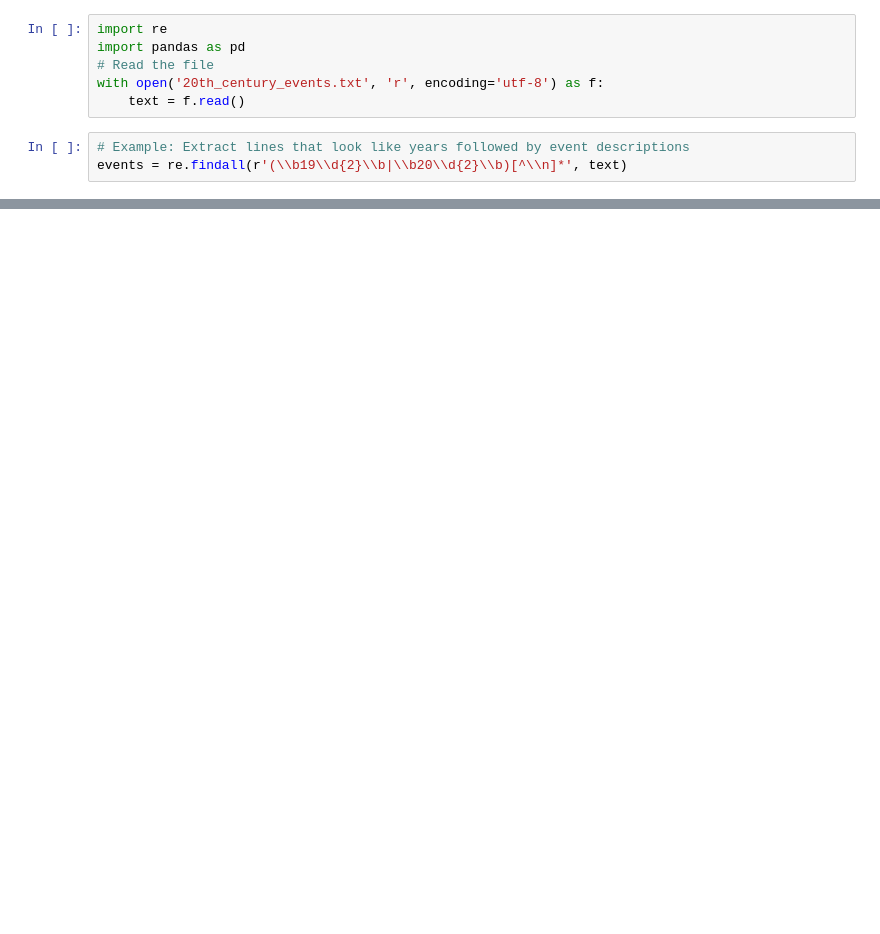
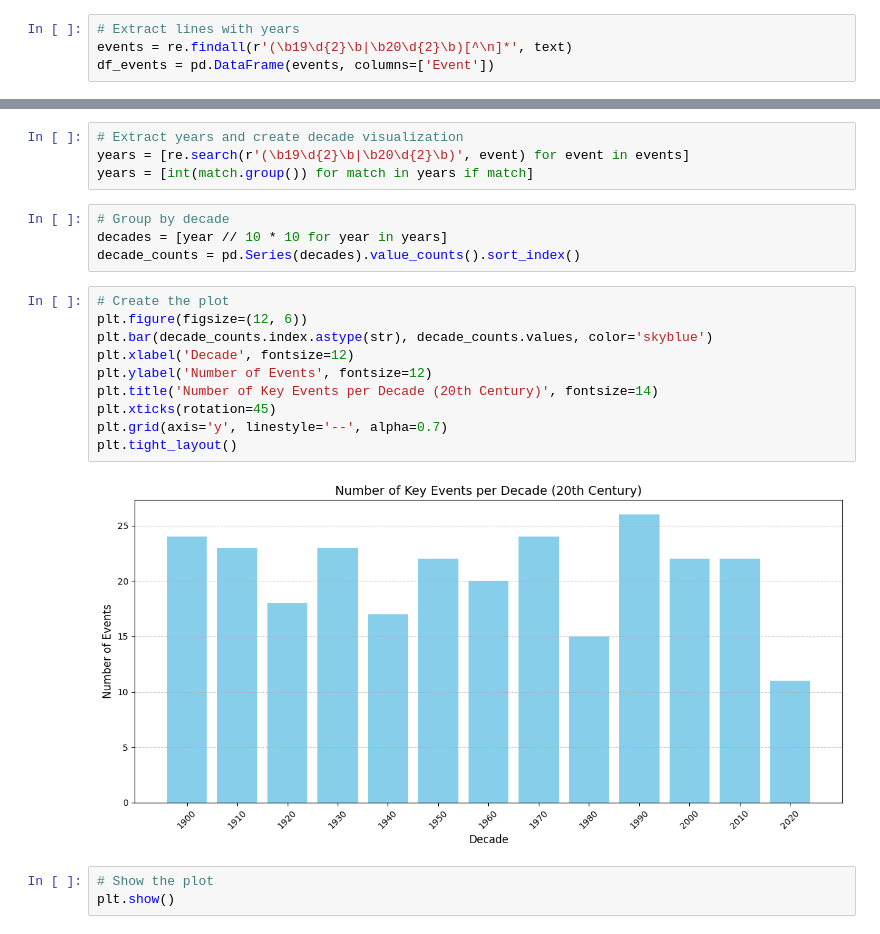
Before and after one commit to AyshaShanaz/20th-century, a Jupyter notebook: 20th_century_scrape.ipynb, the cells around one changed output, grey strips where cells are left out. Drawn from its saved outputs; the diff is of its cells as text; blank space fills up the shorter version.

Commit message:
Added 20th century events analysis with visualization

```diff
--- a/20th_century_scrape.ipynb
+++ b/20th_century_scrape.ipynb
@@ -116,9 +76,4 @@ Pandas installation complete. Please restart your kernel before continuing.
-# %%
-import re
-import pandas as pd
-# Read the file
-with open('20th_century_events.txt', 'r', encoding='utf-8') as f:
-    text = f.read()
 # %%
-# Example: Extract lines that look like years followed by event descriptions
-events = re.findall(r'(\\b19\\d{2}\\b|\\b20\\d{2}\\b)[^\\n]*', text)
+# Extract lines with years
+events = re.findall(r'(\b19\d{2}\b|\b20\d{2}\b)[^\n]*', text)
+df_events = pd.DataFrame(events, columns=['Event'])
@@ -132,0 +97,23 @@ Index: []
+# %%
+# Extract years and create decade visualization
+years = [re.search(r'(\b19\d{2}\b|\b20\d{2}\b)', event) for event in events]
+years = [int(match.group()) for match in years if match]
+# %%
+# Group by decade
+decades = [year // 10 * 10 for year in years]
+decade_counts = pd.Series(decades).value_counts().sort_index()
+# %%
+# Create the plot
+plt.figure(figsize=(12, 6))
+plt.bar(decade_counts.index.astype(str), decade_counts.values, color='skyblue')
+plt.xlabel('Decade', fontsize=12)
+plt.ylabel('Number of Events', fontsize=12)
+plt.title('Number of Key Events per Decade (20th Century)', fontsize=14)
+plt.xticks(rotation=45)
+plt.grid(axis='y', linestyle='--', alpha=0.7)
+plt.tight_layout()
+# %% [output]
+[figure, added]
+# %%
+# Show the plot
+plt.show()
```
Also changed, not shown: parts of 15 cells of this notebook, 1 other file.
